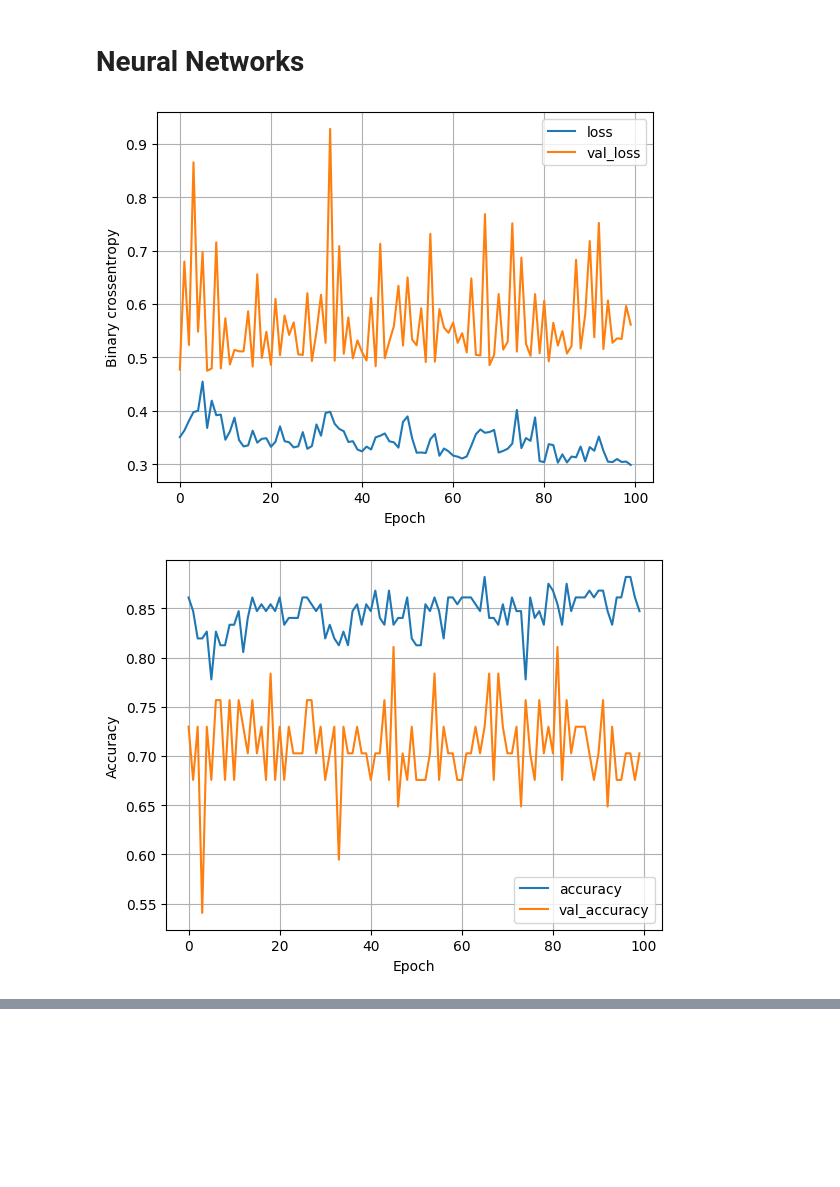
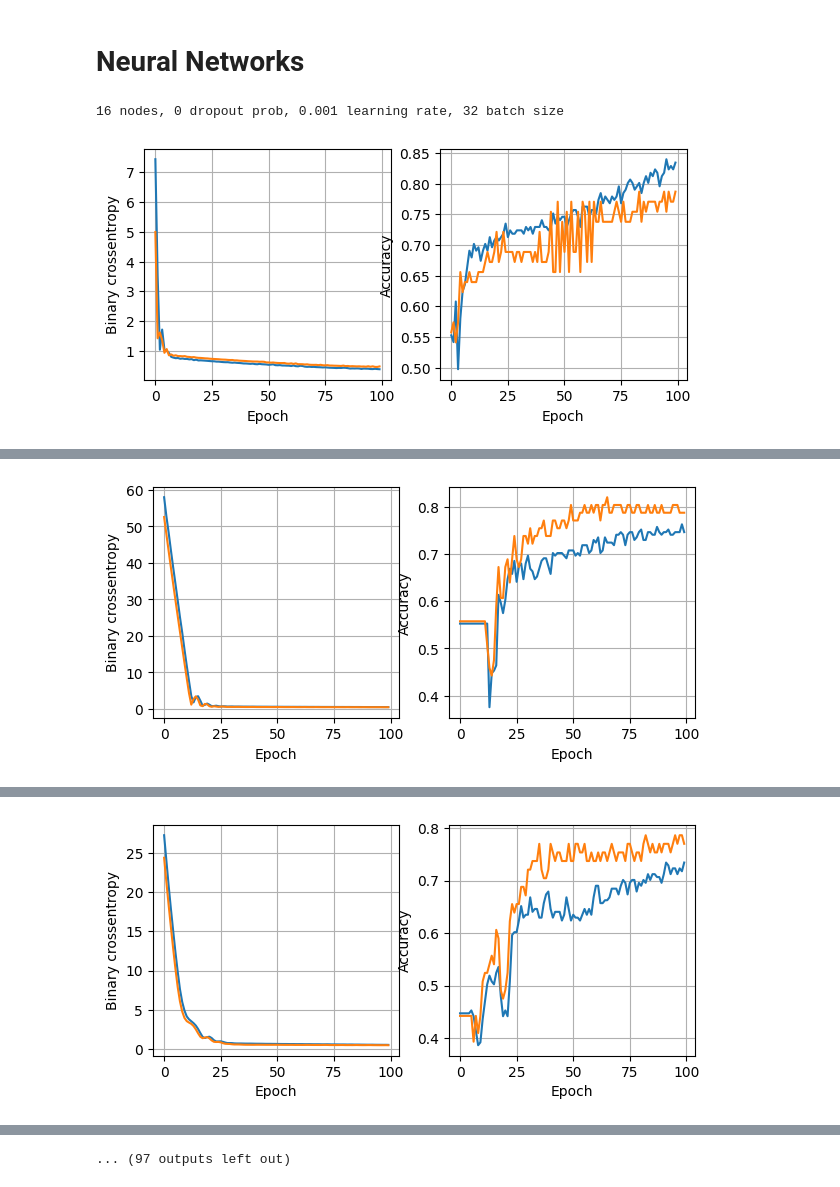
Before and after one commit to aln136/Heart-Attack-Classification-Models, a Jupyter notebook: heart-attack-prediction-classification-models.ipynb, the cells around one changed output, grey strips where cells are left out. Drawn from its saved outputs; the diff is of its cells as text; code cells hidden in the pictures; blank space fills up the shorter version.

Commit message:
Kaggle Notebook | Heart-Attack-Prediction-Classification-Models | Version 2

```diff
--- a/heart-attack-prediction-classification-models.ipynb
+++ b/heart-attack-prediction-classification-models.ipynb
@@ -228,14 +222,20 @@ nn_model.compile(optimizer=tf.keras.optimizers.Adam(0.001), loss='binary_crossen
-# %%
-history = nn_model.fit(
-    X_train, y_train, epochs=100, batch_size=32, validation_split=0.2, verbose=0
-)
-# %%
-history = nn_model.fit(
-    X_train, y_train, epochs=100, batch_size=32, validation_split=0.2, verbose=0
-)
-# %%
-plot_loss(history)
-plot_accuracy(history)
-# %% [output]
-[figure, removed]
-[figure, removed]
+# %%
+# Test to find the best neural network
+least_val_loss = float('inf')
+least_loss_model = None
+
+for num_nodes in [16, 32, 64]:
+    for dropout_prob in [0, 0.2]:
+        for lr in [0.001, 0.005, 0.01]:
+            for batch_size in [32, 64, 128]:
+                print(f"{num_nodes} nodes, {dropout_prob} dropout prob, {lr} learning rate, {batch_size} batch size")
+                nn_model, history = train_nn_model(X_train, y_train, num_nodes, dropout_prob, lr, batch_size)
+
+                plot_history(history)
+                val_loss = nn_model.evaluate(X_valid, y_valid)[0]
+                if val_loss < least_val_loss:
+                    least_val_loss = val_loss
+                    least_loss_model = nn_model
+# %% [output]
+16 nodes, 0 dropout prob, 0.001 learning rate, 32 batch size
+[figure, added]
@@ -241,0 +244 @@ plot_accuracy(history)
+[figure, added]
@@ -241,0 +247 @@ plot_accuracy(history)
+[figure, added]
@@ -241,0 +257 @@ plot_accuracy(history)
+... (97 outputs left out)
```
Also changed, not shown: parts of 18 cells of this notebook.
